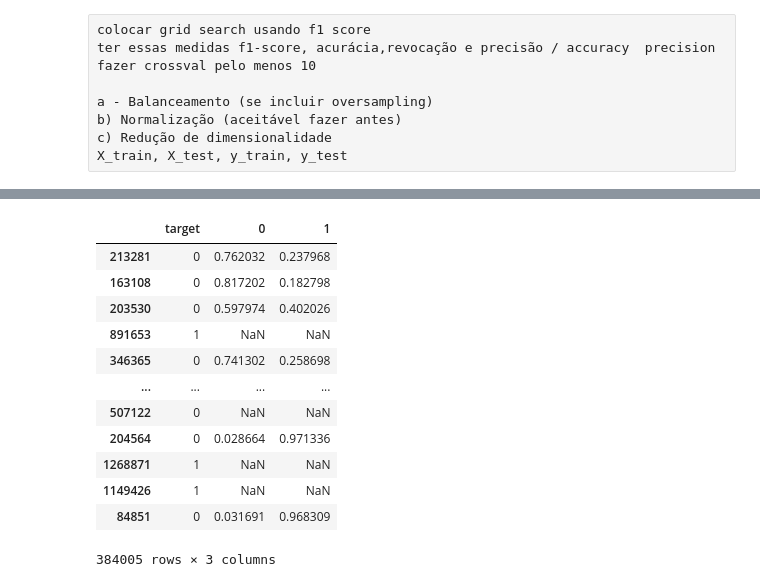
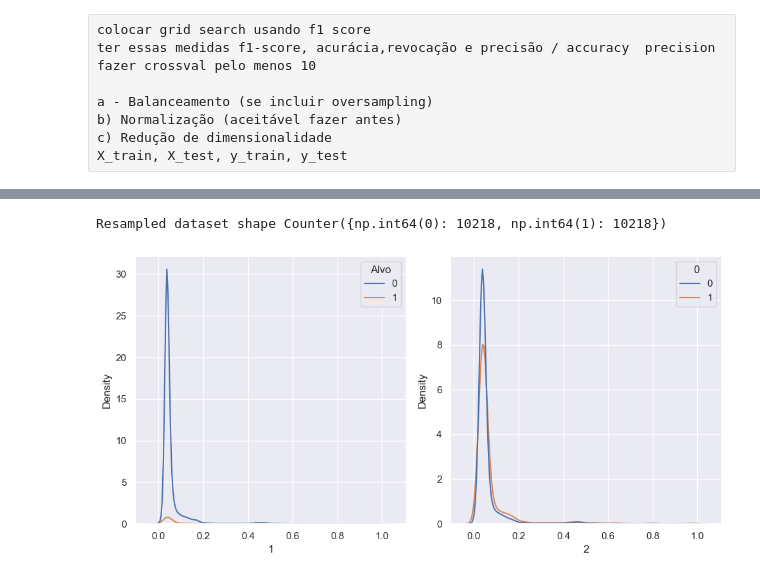
Before and after one commit to AlexCecconi/ReconhecimentoPadroes_FrenchInsurance, a Jupyter notebook: Motor_Insurance_Project.ipynb, the cells around one changed output, grey strips where cells are left out. Saved outputs shown, nothing was run; the diff lists cells and outputs as text; code cells hidden in the pictures.

```diff
--- a/Motor_Insurance_Project.ipynb
+++ b/Motor_Insurance_Project.ipynb
@@ -603,18 +590,22 @@ plt.show()
 # %%
-output = pd.DataFrame(y_test).join(pd.DataFrame(Model_grid.predict_proba(X_test)), how="left")
+#Instancio o objeto de undersampling para fazer ajuste de patamar nas distribuicoes
+rus = RandomUnderSampler(random_state=42, sampling_strategy = 'majority')
+
+#Gero as bases com as probabilidades para cada classe
+output = pd.DataFrame(y_test.values).rename(columns={0: "Alvo"}).join(pd.DataFrame(Model_grid.best_estimator_.predict_proba(X_test)), how="left")
+X_resampled, y_X_resampled = rus.fit_resample(  output.values , pd.DataFrame(output)['Alvo'].values )
+print('Resampled dataset shape %s' % Counter(y_X_resampled))
+
+#Gero plot para avaliar a diferenca de distribuicao entre as classes, isso ajuda a encontrar um limiar e avalair a qualidade do classificador
+fig, axes = plt.subplots(1,2, figsize=(10,5))
+
+#Plot da base teste original
+sns. kdeplot(output, x=1, hue="Alvo" , ax = axes[0])
+#Plot com a base teste com a classe majoritaria reduzida
+sns. kdeplot( pd.DataFrame(y_X_resampled), x=pd.DataFrame(X_resampled)[2], hue=0,  ax = axes[1])
+
+plt.tight_layout()
+plt.show()
+# %% [output]
+Resampled dataset shape Counter({np.int64(0): 10218, np.int64(1): 10218})
+[figure, added]
-# %%
-output
-# %% [output]
-|  | target | 0 | 1 |
-| 213281 | 0 | 0.762032 | 0.237968 |
-| 163108 | 0 | 0.817202 | 0.182798 |
-| 203530 | 0 | 0.597974 | 0.402026 |
-| 891653 | 1 | NaN | NaN |
-| 346365 | 0 | 0.741302 | 0.258698 |
-| ... | ... | ... | ... |
-| 507122 | 0 | NaN | NaN |
-| 204564 | 0 | 0.028664 | 0.971336 |
-| 1268871 | 1 | NaN | NaN |
-| 1149426 | 1 | NaN | NaN |
-| 84851 | 0 | 0.031691 | 0.968309 |
-384005 rows × 3 columns
```
Also changed, not shown: parts of 24 cells of this notebook.
